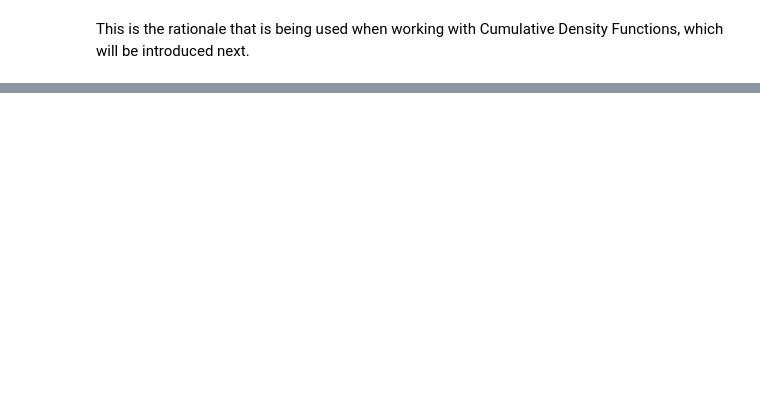
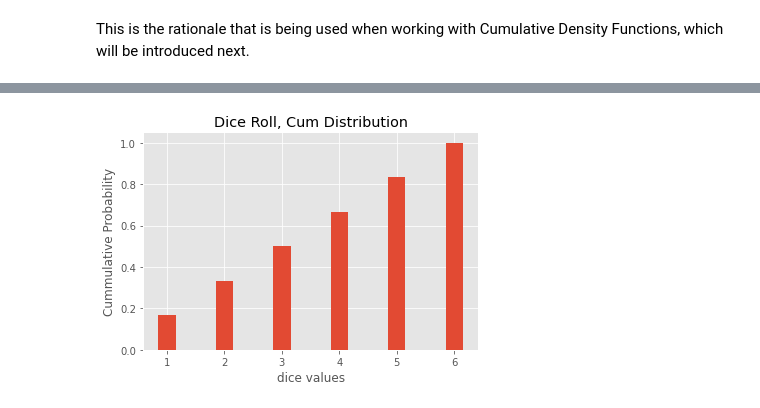
Before and after one commit to code-JOA/Introduction-to-Python, a Jupyter notebook: Statistics/Introduction To Statistics/05a.Cumulative Distribution Function.ipynb, the cells around one changed output, grey strips where cells are left out. Drawn from its saved outputs; the diff is of its cells as text; code cells hidden in the pictures; blank space fills up the shorter version.

```diff
--- a/Statistics/Introduction To Statistics/05a.Cumulative Distribution Function.ipynb
+++ b/Statistics/Introduction To Statistics/05a.Cumulative Distribution Function.ipynb
@@ -75,0 +127,7 @@ $$\large F_X(85)- F_X(82)	\approx 0.95-0.6 = 0.35$$
+# %%
+dice_lst = [1,2,3,4,5,6]  # note a dice has 6 numbers
+dice_cum = []
+for X in dice_lst:
+    dice_cum.append(calculate_cdf(dice_lst, X))
+
+dice_cum
@@ -75,0 +141,12 @@ $$\large F_X(85)- F_X(82)	\approx 0.95-0.6 = 0.35$$
+# %%
+import matplotlib.pyplot as plt
+%matplotlib inline
+plt.style.use('ggplot')
+
+plt.bar(dice_lst, dice_cum, width =0.3)
+plt.title('Dice Roll, Cum Distribution')
+plt.xlabel('dice values')
+plt.ylabel('Cummulative Probability')
+plt.show()
+# %% [output]
+[figure, added]
```
Also changed, not shown: parts of 20 cells of this notebook, 1 other file.
